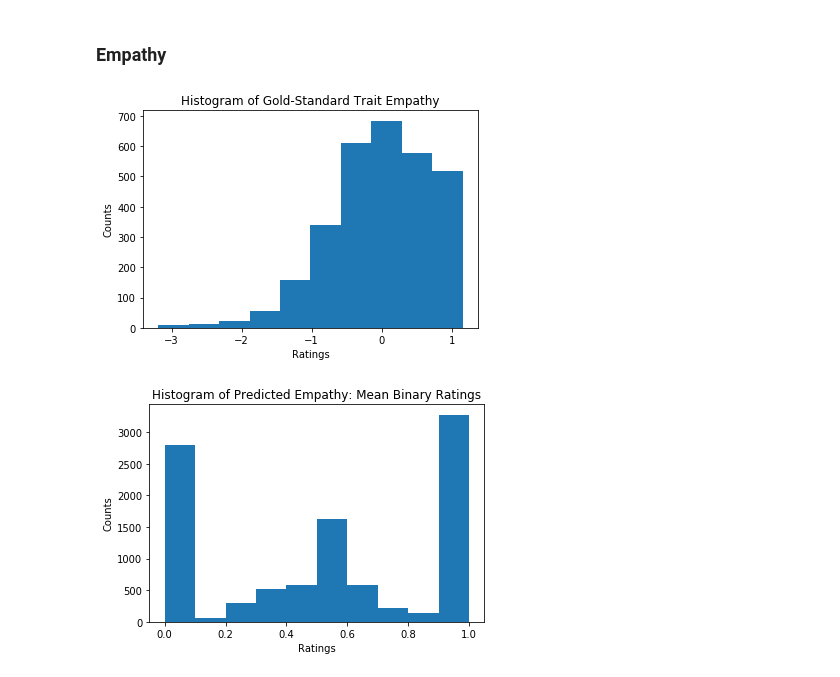
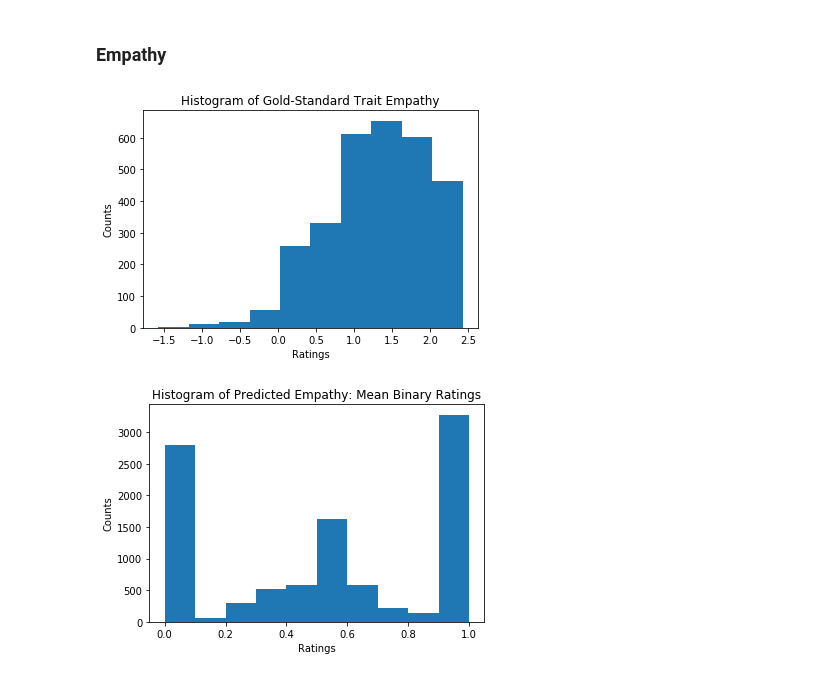
Before and after one commit to yoninachmany/empathy_dictionary, a Jupyter notebook: Empathy correlations.ipynb, the cells around one changed output. Cells and saved outputs as stored; diff of their text form; code cells hidden in the pictures.

```diff
--- a/Empathy correlations.ipynb
+++ b/Empathy correlations.ipynb
@@ -37,7 +37,7 @@ b'Skipping line 8526269: expected 4 fields, saw 5\nSkipping line 8530301: expect
 | 3 | 00035fb0dcfbeaa8bb70ffe24d614d4dc... | streak | 1 | 0.000102 |
 | 4 | 00035fb0dcfbeaa8bb70ffe24d614d4dc... | expect | 2 | 0.000204 |
 # %%
-userids_empathyscores_df = pd.read_csv(f'{data_dir}/userids_empathyscores.csv')
+userids_empathyscores_df = pd.read_csv(f'{data_dir}/ec_and_pd.csv')
 print(userids_empathyscores_df.shape)
 userids_empathyscores_df.head()
 # %% [output]
@@ -149,10 +149,10 @@ bins=None
 # %%
 plt.xlabel(xlabel)
 plt.ylabel(ylabel)
 plt.title('Histogram of Gold-Standard Trait Empathy')
-plt.hist(userids_empathyscores_df['beneficial_empathy'], bins=bins);
+plt.hist(userids_empathyscores_df['empathic_concern'], bins=bins);
 # %% [output]
-[figure, old version]
+[figure, new version]
 # %%
 plt.xlabel(xlabel)
 plt.ylabel(ylabel)
```
Also changed, not shown: parts of 10 cells of this notebook.
